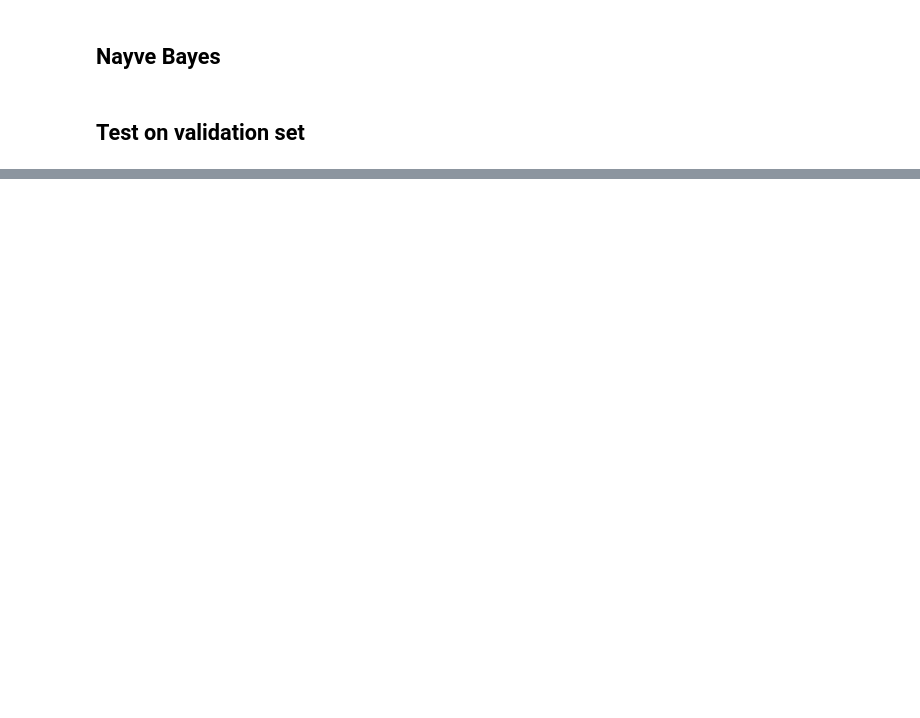
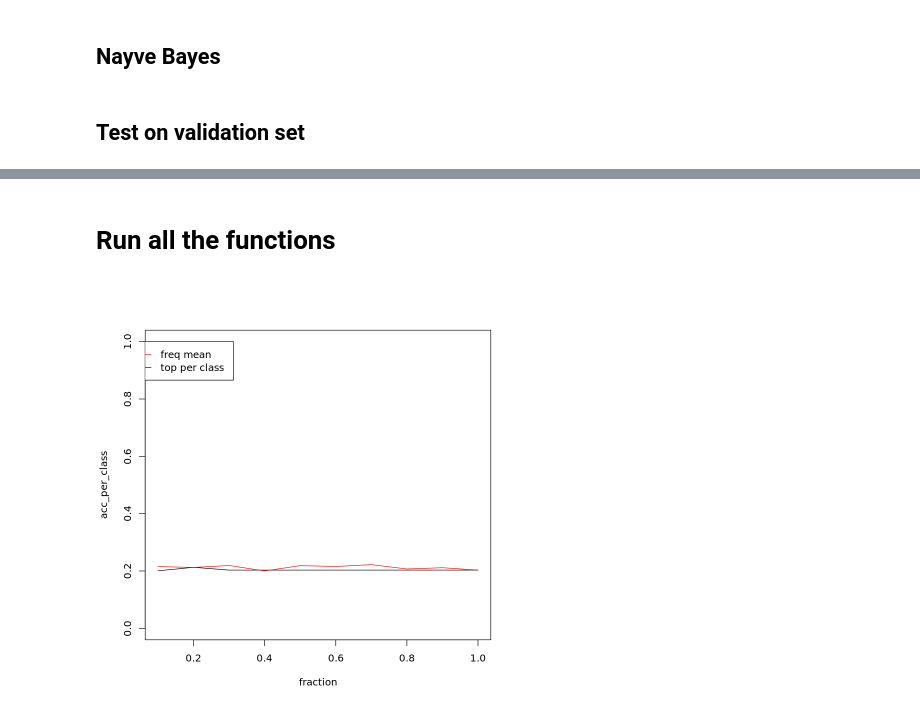
Before and after one commit to tommaso-bertola/falsehoods-sieve, a Jupyter notebook: falsehood_sieve.ipynb, the cells around one changed output, grey strips where cells are left out. Drawn from its saved outputs; the diff is of its cells as text; code cells hidden in the pictures; blank space fills up the shorter version.

Commit message:
Add feature importance with top % in each class

```diff
--- a/falsehood_sieve.ipynb
+++ b/falsehood_sieve.ipynb
@@ -28,6 +29,8 @@ Warning message in system("timedatectl", intern = TRUE):
 The following object is masked from ‘package:tidyr’:
 
     extract
+# %%
+numCores <- detectCores()
 # %% [markdown]
 # Reading the data
 # %% [markdown]
@@ -220,0 +212,18 @@ likelihood.denominator <- function(naive.bayes.vocabulary) {
+# %%
+feature_selection.frequency_per_class <- function(counts, n_classes, frac = 0.5) {
+    mywords <- list()
+    for (i in 2:(n_classes + 1)) {
+        counts[, c(1, i)] %>%
+            arrange(desc(.[[2]])) %>%
+            top_frac(frac, .[[2]]) %>%
+            select(word) -> mywords[[i]]
+    }
+    words <- purrr::reduce(mywords, rbind)
+    words %<>%
+        unique
+
+    counts %>%
+        right_join(words["word"], by = join_by(word)) -> naive.bayes.vocabulary
+
+    return(naive.bayes.vocabulary)
+}
@@ -320,0 +313,2 @@ for (i in seq_along(fraction)) {
+# %% [markdown]
+# Run all the functions
@@ -320,0 +341,27 @@ for (i in seq_along(fraction)) {
+# %%
+acc_freq_mean <- vector()
+for (i in seq_along(fraction)) {
+    # Vocabulary optimized with feature selection
+    naive.bayes.vocabulary <- feature_selection.frequency_mean(counts, n_classes,
+        frac = fraction[i])
+
+    # Compute denominator of likelihood
+    denominator <- likelihood.denominator(naive.bayes.vocabulary)
+
+    # Compute the likelihood for each tokinez and unique word
+    likelihood.token <- likelihood(naive.bayes.vocabulary, denominator)
+
+    # Run the prediction
+    predicted_classes <- mclapply(X = train.df.validation$Text, FUN = naive.bayes,
+        likelihood.token = likelihood.token, prior.classes = prior.classes, den = denominator,
+        n_classes = n_classes, mc.cores=numCores)
+
+    # Check % of right predictions
+    acc_freq_mean[i] <- sum(predicted_classes == train.df.validation$Labels)/length(train.df.validation$Labels)
+}
+# %%
+plot(fraction, acc_per_class, type='l', ylim = c(0,1))
+lines(fraction, acc_freq_mean, col='red')
+legend(0, 1, legend = c("freq mean", "top per class"), col = c("red", "black"), lty = 1)
+# %% [output]
+[figure, added]
```
Also changed, not shown: parts of 15 cells of this notebook.
